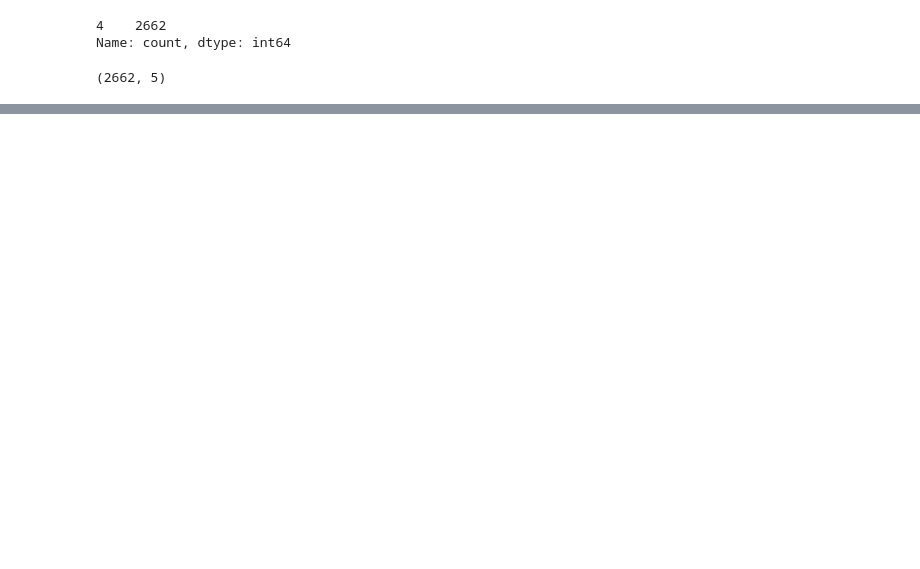
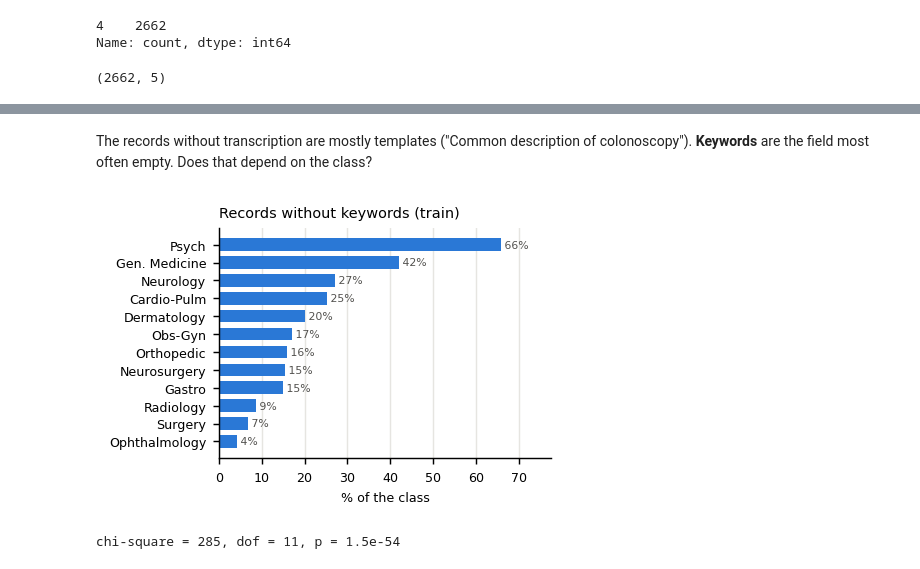
Before and after one commit to ArturKrys/clinical-specialty-classifier, a Jupyter notebook: Testing/Manual/01_data_analysis.ipynb, the cells around one changed output, grey strips where cells are left out. Drawn from its saved outputs; the diff is of its cells as text; code cells hidden in the pictures; blank space fills up the shorter version.

Commit message:
complete data analysis

```diff
--- a/Testing/Manual/01_data_analysis.ipynb
+++ b/Testing/Manual/01_data_analysis.ipynb
@@ -88,8 +192,8 @@ Exemplos de linhas que não começam registos:
 for line_number, line in continuation_lines[:20]:
     print(
         line_number,
-        "separadores =", line.count(";"),
-        "aspas =", line.count('"'),
+        "separators =", line.count(";"),
+        "quotes =", line.count('"'),
         repr(line[:40])
     )
 # %% [output]
@@ -242,0 +305,18 @@ Dimensão: (2662, 5)
+# %%
+def clean_field(field):
+    """Undo CSV quoting by hand: ' "a ""b"" c" ' -> 'a "b" c'."""
+    field = field.strip()
+    if len(field) >= 2 and field[0] == field[-1] == '"':
+        field = field[1:-1]
+    field = re.sub(r'"{2,}', '"', field)  # "" (or """" inside the broken blocks) -> "
+    if field.count('"') % 2:              # lone quote left over from a broken block
+        field = field.strip('"')
+    return field.strip()
+
+before = df.copy()
+df = df.map(clean_field)
+print("fields changed per column:", (df != before).sum().to_dict())
+
+i = before["transcription"].str.contains('""').idxmax()  # first transcription with an escaped quote
+print("before:", before.loc[i, "transcription"][:35], "...", re.search(r'""[^"]+""', before.loc[i, "transcription"]).group())
+print("after :", df.loc[i, "transcription"][:35], "...", re.search(r'"[^"]+"', df.loc[i, "transcription"]).group())
@@ -242,0 +364,9 @@ Dimensão: (2662, 5)
+# %%
+test_lines = (DATA / "test_no_labels.csv").read_text(encoding="utf-8").splitlines()
+print(f"test lines: {len(test_lines)} | ';' per line: {dict(Counter(l.count(';') for l in test_lines))}")
+
+test = pd.read_csv(DATA / "test_no_labels.csv", sep=";", header=None, names=TEXT_COLS,
+                   keep_default_na=False).map(str.strip)
+train = df
+print(f"train: {len(train):,} records, {train[TARGET].nunique()} labels")
+print(f"test : {len(test)} records -> results.txt must have {len(test)} lines")
@@ -242,0 +410,17 @@ Dimensão: (2662, 5)
+# %% [markdown]
+The records without transcription are mostly templates ("Common description of colonoscopy"). **Keywords** are the field most often empty. Does that depend on the class?
+# %%
+no_kw = train["keywords"] == ""
+missing_kw = no_kw.groupby(train[TARGET]).mean().mul(100).sort_values(ascending=False)
+
+fig, ax = plt.subplots(figsize=(3.3, 2.3))
+barh(ax, short(missing_kw.index), missing_kw.values, fmt="{:.0f}%",
+     title="Records without keywords (train)", xlabel="% of the class")
+save(fig, "keywords_missing_per_class")
+
+# Lab 3: chi-square test of independence (H0: having keywords does not depend on the class)
+chi2, p, dof, _ = stats.chi2_contingency(pd.crosstab(train[TARGET], no_kw))
+print(f"chi-square = {chi2:.0f}, dof = {dof}, p = {p:.1e}")
+# %% [output]
+[figure, added]
+chi-square = 285, dof = 11, p = 1.5e-54
```
Also changed, not shown: parts of 69 cells of this notebook, 7 other files.
